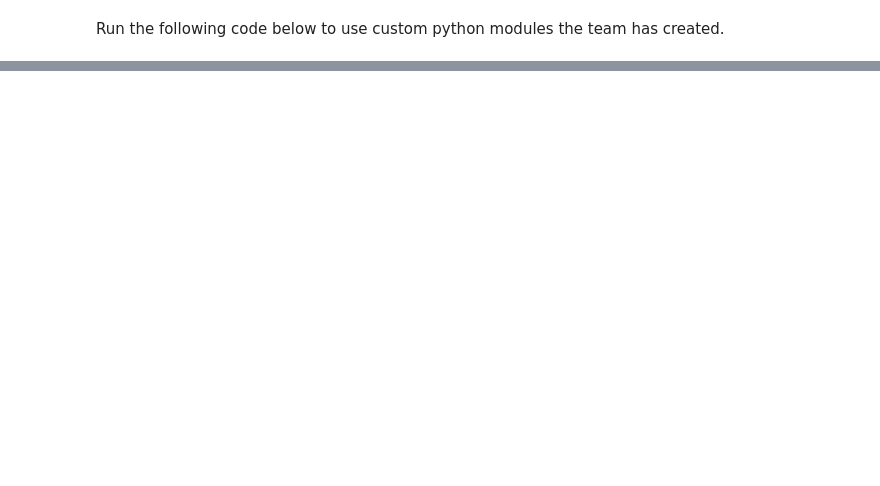
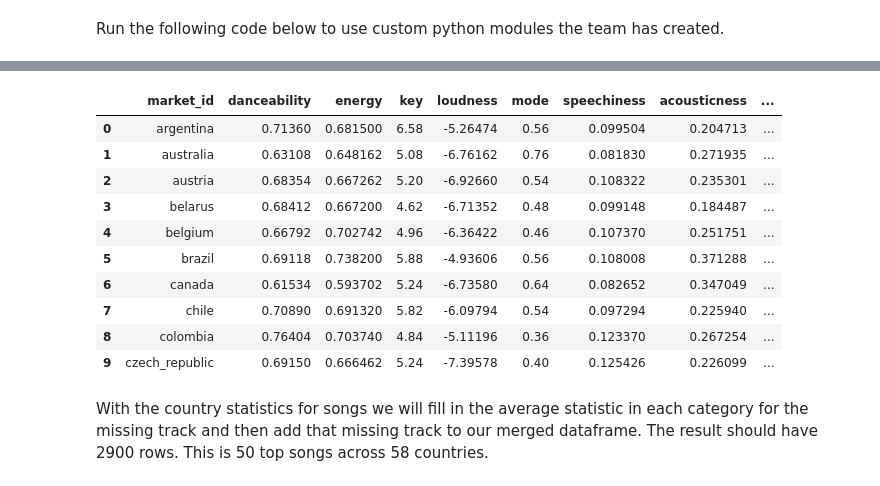
Before and after one commit to mattbolanos/spotify-market-popularity, a Jupyter notebook: src/proto/Unsupervised_Models.ipynb, the cells around one changed output, grey strips where cells are left out. Drawn from its saved outputs; the diff is of its cells as text; code cells hidden in the pictures; blank space fills up the shorter version.

```diff
--- a/src/proto/Unsupervised_Models.ipynb
+++ b/src/proto/Unsupervised_Models.ipynb
@@ -30,5 +105,5 @@ audio_path, artists_path, playlists_path = (
 # %%
-audio_df, artist_df, playlist_df = feature_engineering.get_data(audio_path, artists_path, playlists_path)
+audio_df, artist_df, playlist_df = get_data(audio_path, artists_path, playlists_path)
 # %%
 display(audio_df.head())
 display(artist_df.head())
@@ -54,0 +186,8 @@ display(playlist_df.head())
+# %%
+def create_merged_df(df1: pd.DataFrame, df2: pd.DataFrame, merged_feature: str = "track_id"):
+    merged_df = df1.merge(df2, on=merged_feature)
+
+    return merged_df
+# %%
+df_join = create_merged_df(audio_df, playlist_df)
+df_join.info()
@@ -54,0 +227,42 @@ display(playlist_df.head())
+# %%
+def create_country_stats(merged_df: pd.DataFrame, stat: str = "mean"):
+    calc_df = df_join.select_dtypes(exclude=["object", "bool"])
+
+    calc_df2 = df_join[calc_df.columns.tolist() + ["market_id"]].drop(
+        ["track_popularity", "num_avail_markets", "playlist_rank", "num_artists"], axis=1
+    )
+
+    if stat == "mean":
+        stat_df = calc_df2.groupby("market_id").mean().reset_index()
+
+    elif stat == "variance" or stat == "var":
+        stat_df = calc_df2.groupby("market_id").var().reset_index()
+
+    elif stat == "std":
+        stat_df = calc_df2.groupby("market_id").std().reset_index()
+
+    elif stat == "max":
+        stat_df = calc_df2.groupby("market_id").max().reset_index()
+
+    elif stat == "min":
+        stat_df = calc_df2.groupby("market_id").min().reset_index()
+
+    elif stat == "median":
+        stat_df = calc_df2.groupby("market_id").median().reset_index()
+
+    return stat_df
+# %%
+mean_df = create_country_stats(df_join)
+mean_df.head(10)
+# %% [output]
+|  | market_id | danceability | energy | key | loudness | mode | speechiness | acousticness | ... |
+| 0 | argentina | 0.71360 | 0.681500 | 6.58 | -5.26474 | 0.56 | 0.099504 | 0.204713 | ... |
+| 1 | australia | 0.63108 | 0.648162 | 5.08 | -6.76162 | 0.76 | 0.081830 | 0.271935 | ... |
+| 2 | austria | 0.68354 | 0.667262 | 5.20 | -6.92660 | 0.54 | 0.108322 | 0.235301 | ... |
+| 3 | belarus | 0.68412 | 0.667200 | 4.62 | -6.71352 | 0.48 | 0.099148 | 0.184487 | ... |
+| 4 | belgium | 0.66792 | 0.702742 | 4.96 | -6.36422 | 0.46 | 0.107370 | 0.251751 | ... |
+| 5 | brazil | 0.69118 | 0.738200 | 5.88 | -4.93606 | 0.56 | 0.108008 | 0.371288 | ... |
+| 6 | canada | 0.61534 | 0.593702 | 5.24 | -6.73580 | 0.64 | 0.082652 | 0.347049 | ... |
+| 7 | chile | 0.70890 | 0.691320 | 5.82 | -6.09794 | 0.54 | 0.097294 | 0.225940 | ... |
+| 8 | colombia | 0.76404 | 0.703740 | 4.84 | -5.11196 | 0.36 | 0.123370 | 0.267254 | ... |
+| 9 | czech_republic | 0.69150 | 0.666462 | 5.24 | -7.39578 | 0.40 | 0.125426 | 0.226099 | ... |
@@ -54,0 +278,2 @@ display(playlist_df.head())
+# %% [markdown]
+With the country statistics for songs we will fill in the average statistic in each category for the missing track and then add that missing track to our merged dataframe. The result should have 2900 rows. This is 50 top songs across 58 countries.
```
Also changed, not shown: parts of 48 cells of this notebook.
